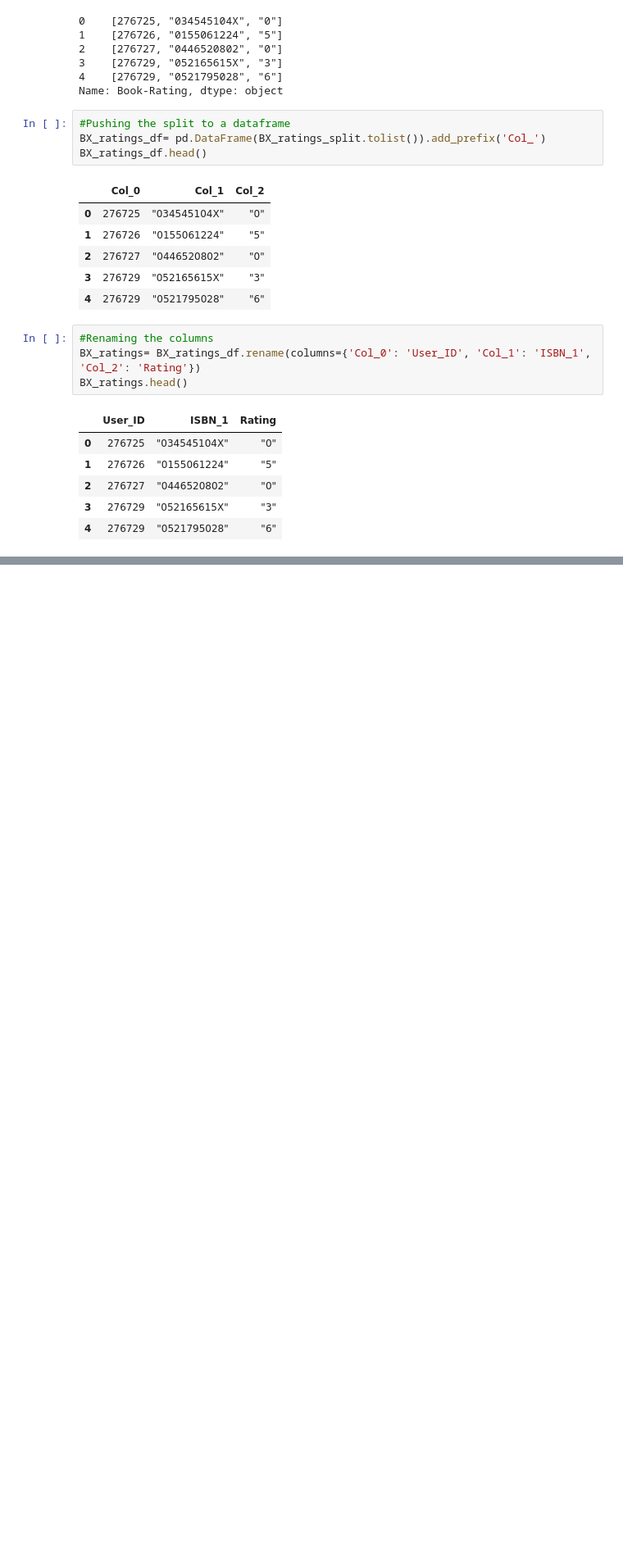
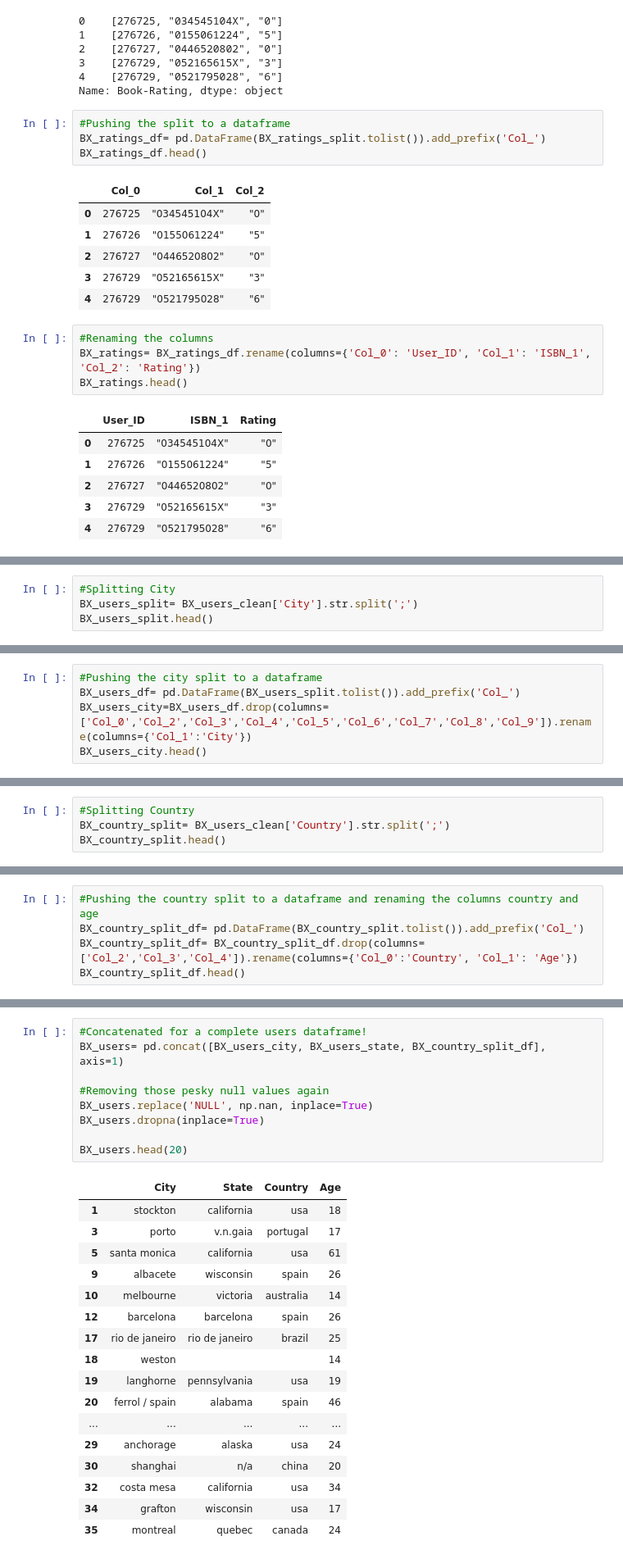
Before and after one commit to kalashnikovkid/Final_Project_4, a Jupyter notebook: BX_ETL.ipynb, the cells around one changed output, grey strips where cells are left out. Shown at 82% size. Cells and saved outputs as stored; diff of their text form; blank space fills up the shorter version.

```diff
--- a/BX_ETL.ipynb
+++ b/BX_ETL.ipynb
@@ -129,0 +197,4 @@ BX_ratings.head()
+# %%
+#Splitting City
+BX_users_split= BX_users_clean['City'].str.split(';')
+BX_users_split.head()
@@ -129,0 +208,5 @@ BX_ratings.head()
+# %%
+#Pushing the city split to a dataframe
+BX_users_df= pd.DataFrame(BX_users_split.tolist()).add_prefix('Col_')
+BX_users_city=BX_users_df.drop(columns=['Col_0','Col_2','Col_3','Col_4','Col_5','Col_6','Col_7','Col_8','Col_9']).rename(columns={'Col_1':'City'})
+BX_users_city.head()
@@ -129,0 +220,4 @@ BX_ratings.head()
+# %%
+#Splitting Country
+BX_country_split= BX_users_clean['Country'].str.split(';')
+BX_country_split.head()
@@ -129,0 +231,5 @@ BX_ratings.head()
+# %%
+#Pushing the country split to a dataframe and renaming the columns country and age
+BX_country_split_df= pd.DataFrame(BX_country_split.tolist()).add_prefix('Col_')
+BX_country_split_df= BX_country_split_df.drop(columns=['Col_2','Col_3','Col_4']).rename(columns={'Col_0':'Country', 'Col_1': 'Age'})
+BX_country_split_df.head()
@@ -129,0 +243,27 @@ BX_ratings.head()
+# %%
+#Concatenated for a complete users dataframe!
+BX_users= pd.concat([BX_users_city, BX_users_state, BX_country_split_df], axis=1)
+
+#Removing those pesky null values again
+BX_users.replace('NULL', np.nan, inplace=True)
+BX_users.dropna(inplace=True)
+
+BX_users.head(20)
+# %% [output]
+|  | City | State | Country | Age |
+| 1 | stockton | california | usa | 18 |
+| 3 | porto | v.n.gaia | portugal | 17 |
+| 5 | santa monica | california | usa | 61 |
+| 9 | albacete | wisconsin | spain | 26 |
+| 10 | melbourne | victoria | australia | 14 |
+| 12 | barcelona | barcelona | spain | 26 |
+| 17 | rio de janeiro | rio de janeiro | brazil | 25 |
+| 18 | weston |  |  | 14 |
+| 19 | langhorne | pennsylvania | usa | 19 |
+| 20 | ferrol / spain | alabama | spain | 46 |
+| ... | ... | ... | ... | ... |
+| 29 | anchorage | alaska | usa | 24 |
+| 30 | shanghai | n/a | china | 20 |
+| 32 | costa mesa | california | usa | 34 |
+| 34 | grafton | wisconsin | usa | 17 |
+| 35 | montreal | quebec | canada | 24 |
```
Also changed, not shown: parts of 22 cells of this notebook, 2 other files.
